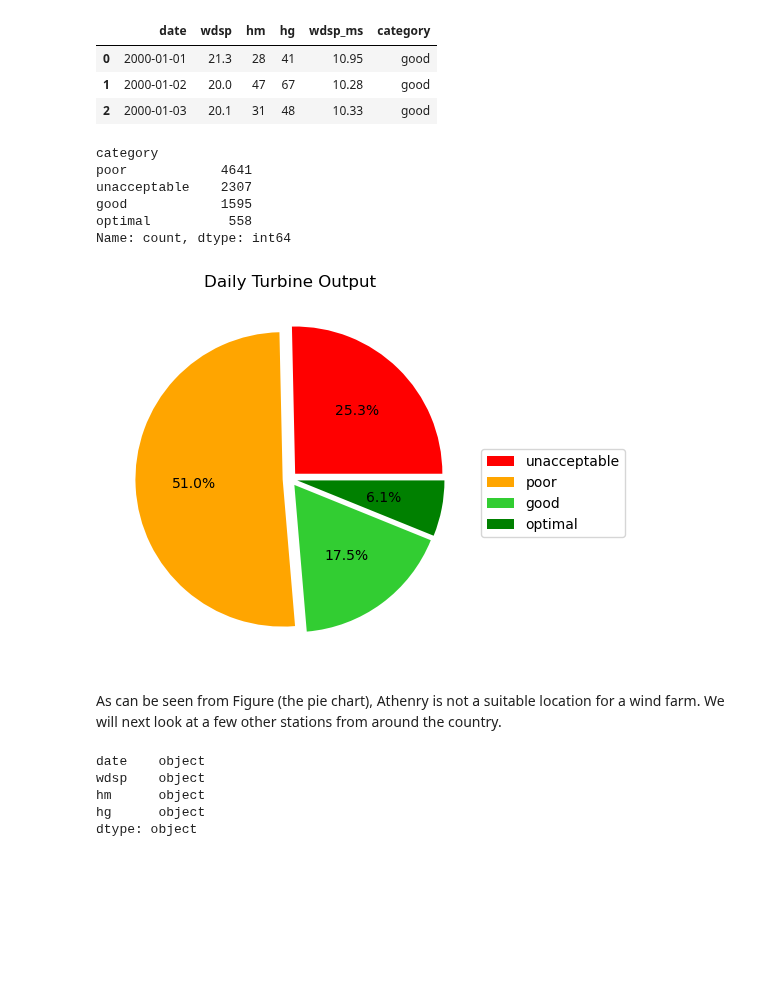
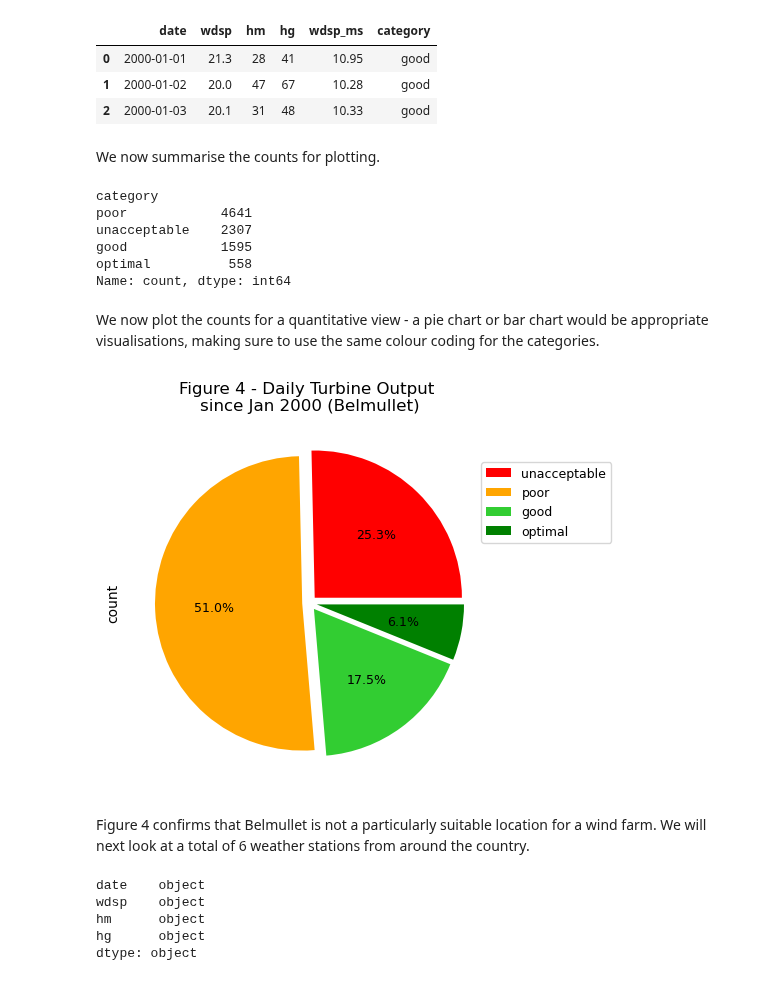
Before and after one commit to dvdgeroconnell/PFDA-project, a Jupyter notebook: weather.ipynb, the cells around one changed output. Cells and saved outputs as stored; diff of their text form; code cells hidden in the pictures; blank space fills up the shorter version.

Commit message:
Further Notebook updates - pie chart and text

```diff
--- a/weather.ipynb
+++ b/weather.ipynb
@@ -305,4 +305,6 @@ belmullet_weather.head(3)
 | 0 | 2000-01-01 | 21.3 | 28 | 41 | 10.95 | good |
 | 1 | 2000-01-02 | 20.0 | 47 | 67 | 10.28 | good |
 | 2 | 2000-01-03 | 20.1 | 31 | 48 | 10.33 | good |
+# %% [markdown]
+We now summarise the counts for plotting.
 # %%
@@ -315,20 +318,21 @@ unacceptable    2307
 good            1595
 optimal          558
 Name: count, dtype: int64
+# %% [markdown]
+We now plot the counts for a quantitative view - a pie chart or bar chart would be appropriate visualisations, making sure to use the same colour coding for the categories.
 # %%
 exp=[0.05, 0.05, 0.05, 0.05]
-
+# Create a new index based on the categories to guarantee they get ordered correctly
 summary = summary.reindex(output)
-
-summary.plot.pie(ylabel='',labels=None,title='Daily Turbine Output',autopct='%1.1f%%', colors=[colourmap[key] for key in summary.index], explode=exp)
-
+summary.plot.pie(ylabel=None,labels=None,title='Figure 4 - Daily Turbine Output \nsince Jan 2000 (Belmullet)',autopct='%1.1f%%',
+                 colors=[colourmap[key] for key in summary.index], fontsize=9, explode=exp)
 # Add a legend instead of the labels (positioned outside the pie chart)
-plt.legend(bbox_to_anchor=(1, 0.6), loc='upper left',labels=summary.index)
-plt.subplots_adjust(right=0.7)
+plt.legend(bbox_to_anchor=(0.95, 0.9), loc='upper left',labels=summary.index, fontsize=9)
+plt.subplots_adjust(right=0.7, top=0.9)
 # %% [output]
-[figure, old version]
+[figure, new version]
 # %% [markdown]
-As can be seen from Figure (the pie chart), Athenry is not a suitable location for a wind farm. We will next look at a few other stations from around the country.
+Figure 4 confirms that Belmullet is not a particularly suitable location for a wind farm. We will next look at a total of 6 weather stations from around the country.
 # %%
 # Create a dataframe with the fields we are interested in.
 macehead_weather = pd.read_csv("data/dly275.csv", skiprows=24, usecols=['date', 'wdsp','hm','hg'], low_memory=False)
```
Also changed, not shown: parts of 2 cells of this notebook.
